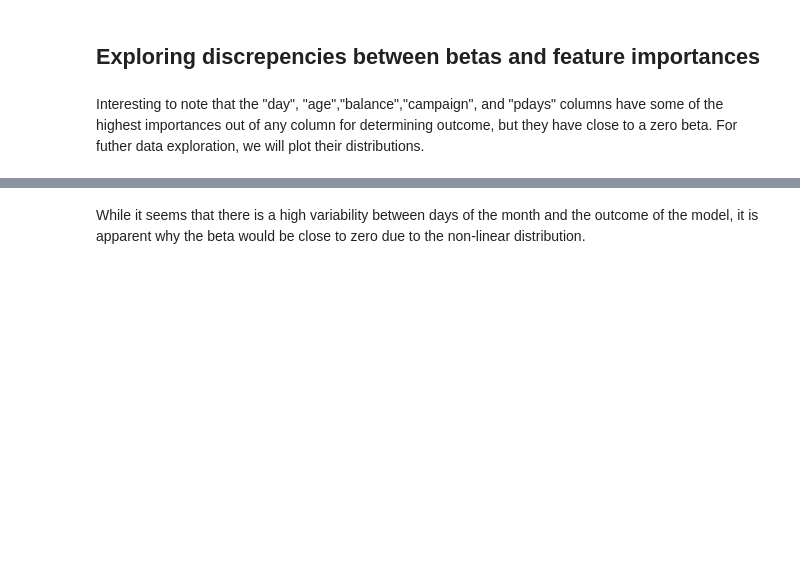
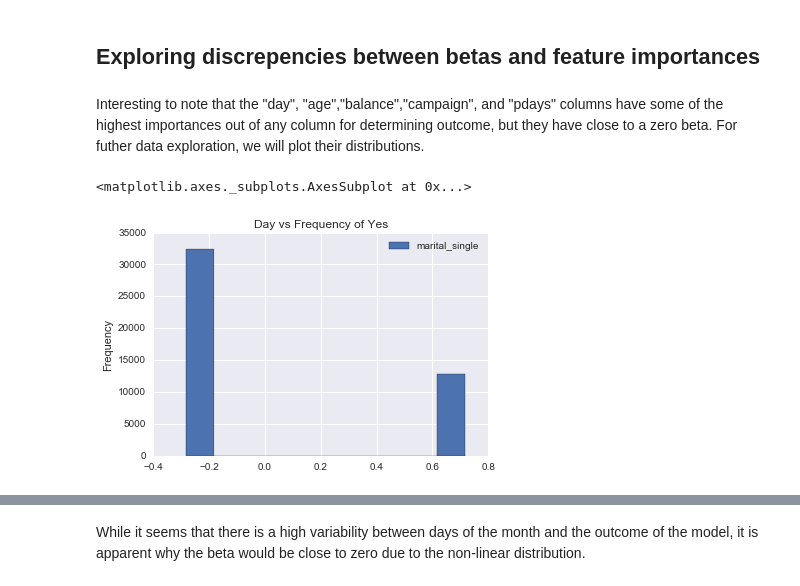
Before and after one commit to DavisTownsend/Marketing-Project, a Jupyter notebook: Marketing Project Sean.ipynb, the cells around one changed output, grey strips where cells are left out. Cells and saved outputs as stored; diff of their text form; code cells hidden in the pictures; blank space fills up the shorter version.

```diff
--- a/Marketing Project Sean.ipynb
+++ b/Marketing Project Sean.ipynb
@@ -92,6 +92,11 @@ plt.show()
 ## Exploring discrepencies between betas and feature importances
 # %% [markdown]
 Interesting to note that the "day", "age","balance","campaign", and "pdays" columns have some of the highest importances out of any column for determining outcome, but they have close to a zero beta. For futher data exploration, we will plot their distributions.
+# %%
+data_norm.plot(y="marital_single",x="y_yes",kind="hist",title="Day vs Frequency of Yes")
+# %% [output]
+<matplotlib.axes._subplots.AxesSubplot at 0x...>
+[figure, added]
 # %%
 data[["day","y_yes"]].plot(y="day",x="y_yes",kind="hist",title="Day vs Frequency of Yes")
 # %% [output]
```
Also changed, not shown: parts of 3 cells of this notebook.
